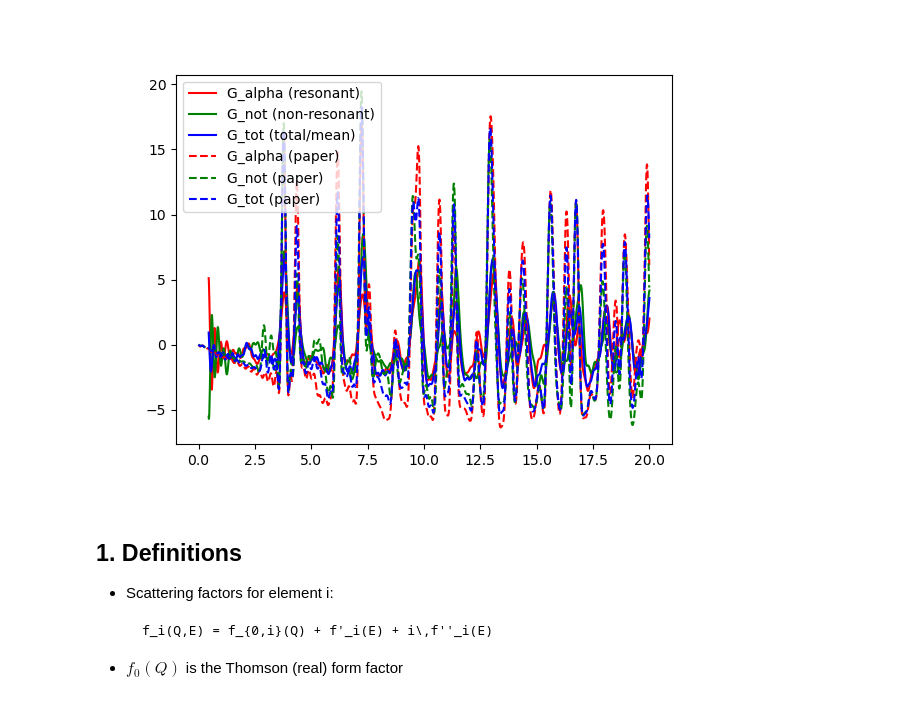
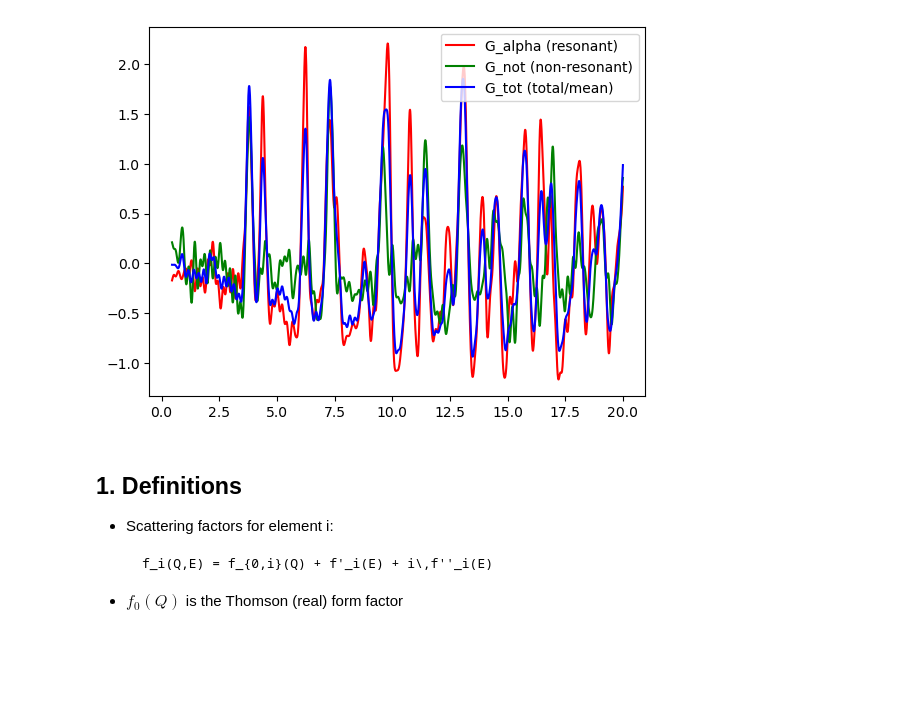
Before and after one commit to till-schertenleib/diffpy.adpdf, a Jupyter notebook: src/diffpy/adpdf/pipeline.ipynb, the cells around one changed output. Saved outputs shown, nothing was run; the diff lists cells and outputs as text; code cells hidden in the pictures; blank space fills up the shorter version.

```diff
--- a/src/diffpy/adpdf/pipeline.ipynb
+++ b/src/diffpy/adpdf/pipeline.ipynb
@@ -681,8 +720,8 @@ def reconstruct_partials_and_pdfs(
     elements: List[str], comp: Dict[str,float], alpha: str,
     edge_model: Any,
     alpha_e: np.ndarray, beta_e: np.ndarray,
-    poly_deg: int, hiQ_frac: float,
-    ridge: float, anchor_weight: float,
+    rpoly: float,
+    ridge: float,
     r: np.ndarray, Qmin: float, Qmax: float,
     window: str = "lorch", kaiser_beta: float = 6.0,
     fp_offset: float = 0.0,
@@ -699,24 +738,20 @@ def reconstruct_partials_and_pdfs(
     )
     a, b, wb = _weights_alpha_not(comp, alpha, frw, fmean_real, f_not_sum)
 
-    # Q masks
+    # Q masks for Fourier transform to get G(r)
     if Qmax is None: Qmax = float(Q.max())
     mask_Q = (Q >= Qmin) & (Q <= Qmax)
     Q_use = Q[mask_Q]; nq_use = Q_use.size
 
-    # hiQ anchor mask (absolute + fractional)
-    hiQ_abs = (Q >= max(Qmin,  cfg.Q_anchor_min if 'cfg' in globals() else 20.0))
-    hiQ_fr  = np.zeros_like(Q, bool); hiQ_fr[int((1.0-hiQ_frac)*nq):] = True
-    hiQ_mask = (hiQ_abs & hiQ_fr)[mask_Q]
-
     # build S(Q,e)
-    S_meas_all, beta_o_all = _build_S_from_raw(I_raw, Q, E, alpha_e, beta_e, fmean_real, fself,
-                                               poly_deg, hiQ_abs & hiQ_fr)
+    S_meas_all, beta_o_all = _build_S_from_raw(
+        I_raw, Q, E, alpha_e, beta_e, fmean_real, fself, rpoly
+    )
     S_meas = S_meas_all[:, mask_Q]
     a = a[:, mask_Q]; b = b[:, mask_Q]
 
     # per-Q two-channel solve
-    Sa, Sb, condinfo = _reconstruct_Salpha_Snot(S_meas, a, b, Q_use, ridge, anchor_weight, hiQ_mask)
+    Sa, Sb, condinfo = _reconstruct_Salpha_Snot(S_meas, a, b, Q_use, ridge)
 
     # PDFs
     r = _as_1d(r)
@@ -731,9 +766,10 @@ def reconstruct_partials_and_pdfs(
     diag = {"weights": wb,
             "condinfo": condinfo,
             "beta_o": beta_o_all,
-            "hiQ_stats": {"S_alpha": _hiQ_stats(Sa, Q_use, hiQ_frac),
-                          "S_not":   _hiQ_stats(Sb, Q_use, hiQ_frac),
-                          "S_tot":   _hiQ_stats(S_tot, Q_use, hiQ_frac)}}
+            # Hardcoded hiQ_frac=0.85 here just to keep your diagnostic stats alive
+            "hiQ_stats": {"S_alpha": _hiQ_stats(Sa, Q_use, 0.85),
+                          "S_not":   _hiQ_stats(Sb, Q_use, 0.85),
+                          "S_tot":   _hiQ_stats(S_tot, Q_use, 0.85)}}
     return out, diag
 # %%
 # outer refinement
@@ -934,13 +981,12 @@ with h5py.File("data/ESRF.h5", "r") as f:
     Q = np.array(data["q"])
 
 elements = ["Ba", "Bi", "O"]
-comp     = {"Ba": 1/3, "Bi": 1/3, "O": 1/3}
+comp     = {"Ba": 1/5, "Bi": 1/5, "O": 3/5}
 alpha    = "Bi"
 
 
 cfg = RefinementConfig(
-    poly_deg=1, hiQ_frac=.85, ridge=1e-3,
-    anchor_weight=1.5, Q_anchor_min=25.0, Qmax=50.0,
+    rpoly=1, hiQ_frac=.85, ridge=1e-3, Qmax=50.0,
     window="none", rmin=0.0, rmax=20.0, dr=0.01, #lorch/kaiser/none
     n_outer=24, plot_every=2, frame_dir="./refine_frames"
 )
@@ -957,27 +1003,27 @@ out, diag, hist = run_adpdf_with_refinement(
 # %%
 # v3 plotter
 data = np.load("dpdf.npz")
 dpdf_r_tot = data["r_tot"]
 dpdf_G_a   = data["G_a"]
 dpdf_G_na  = data["G_na"]
 dpdf_G_tot = data["G_tot"]
 
 r= np.arange(cfg.rmin, cfg.rmax + cfg.dr/2.0, cfg.dr)
 
 r_cutoff = 45
-plt.figure()
+# plt.figure()
 plt.plot(r[r_cutoff:], out['G_alpha'][r_cutoff:],'r', label="G_alpha (resonant)")
 plt.plot(r[r_cutoff:], out['G_not'][r_cutoff:],'g', label="G_not (non-resonant)")
 plt.plot(r[r_cutoff:], out['G_tot'][r_cutoff:],'b', label="G_tot (total/mean)")
-plt.plot(dpdf_r_tot, dpdf_G_a,   'r--', label="G_alpha (paper)")
-plt.plot(dpdf_r_tot, dpdf_G_na,  'g--', label="G_not (paper)")
-plt.plot(dpdf_r_tot, dpdf_G_tot, 'b--', label="G_tot (paper)")
+# plt.plot(dpdf_r_tot, dpdf_G_a,   'r--', label="G_alpha (paper)")
+# plt.plot(dpdf_r_tot, dpdf_G_na,  'g--', label="G_not (paper)")
+# plt.plot(dpdf_r_tot, dpdf_G_tot, 'b--', label="G_tot (paper)")
 
 
 plt.legend()
 plt.show()
 # %% [output]
-[figure, old version]
+[figure, new version]
 # %% [markdown]
 ## 1. Definitions
 
```
Also changed, not shown: parts of 5 cells of this notebook.
